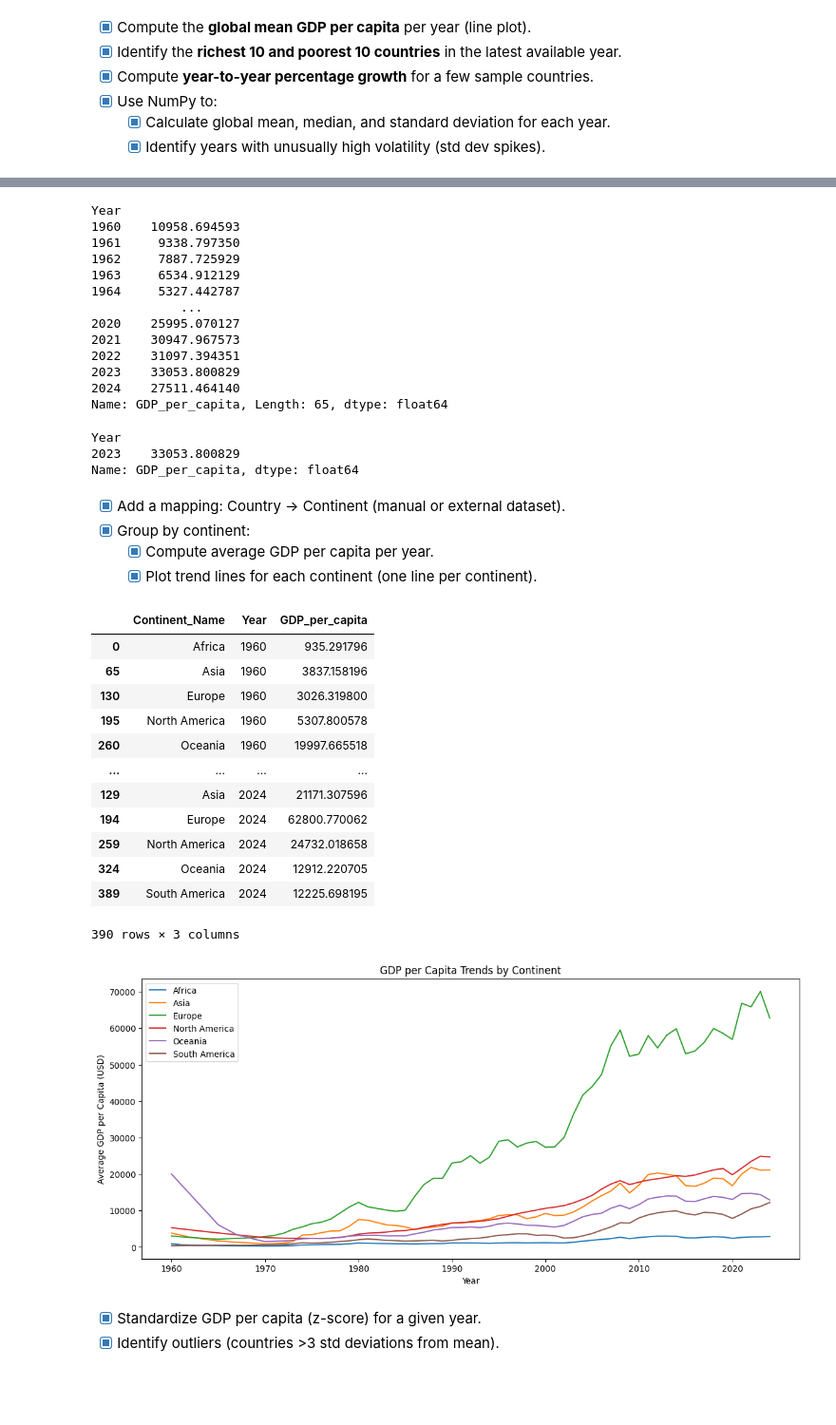
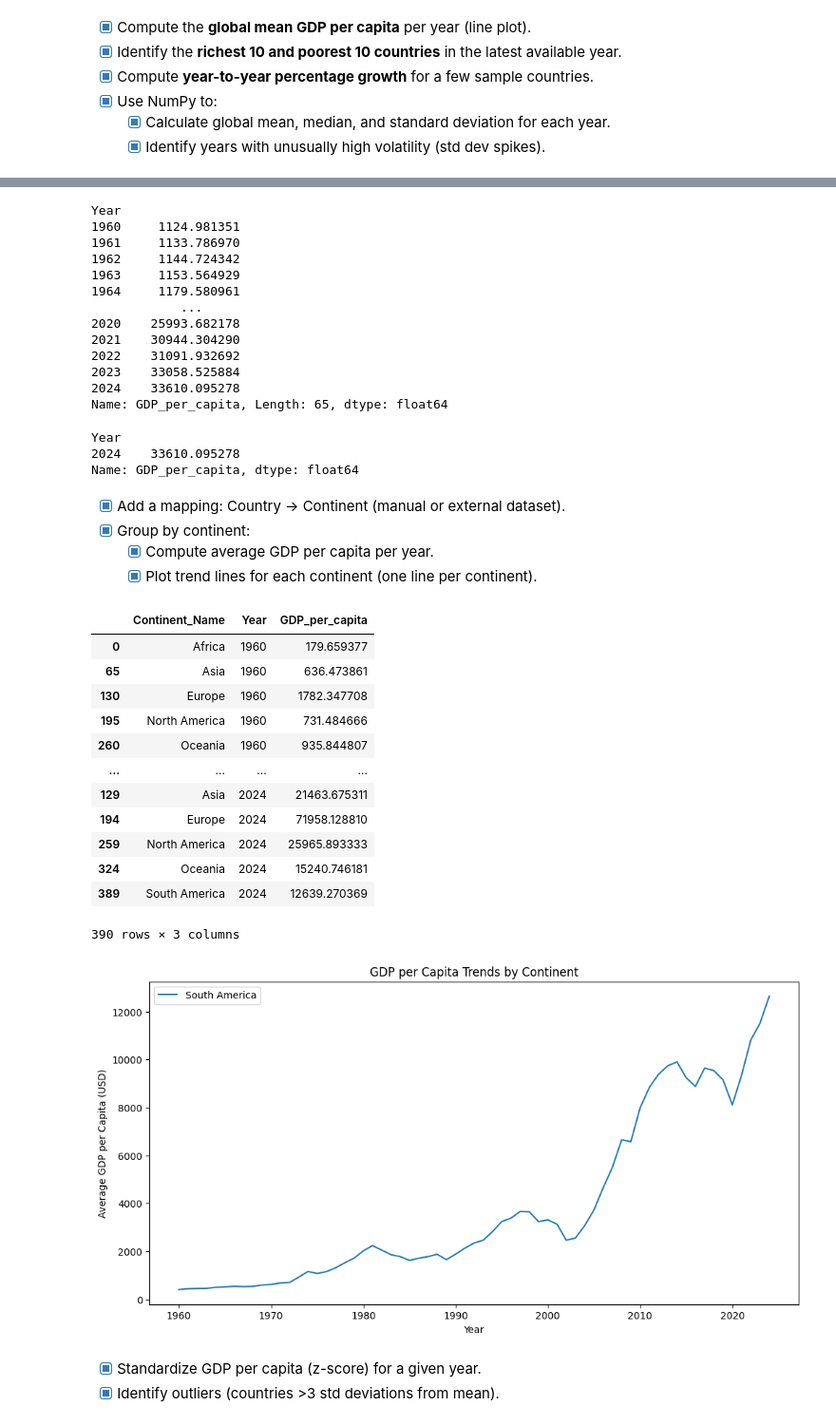
Before and after one commit to javamercy/GDP-analysis, a Jupyter notebook: sample.ipynb, the cells around one changed output, grey strips where cells are left out. Shown at 95% size. Drawn from its saved outputs; the diff is of its cells as text; code cells hidden in the pictures; blank space fills up the shorter version.

```diff
--- a/sample.ipynb
+++ b/sample.ipynb
@@ -38,3 +38,14 @@ data_long = data_long.reset_index(drop=True)
+# %%
+years = [c for c in data.columns if c.isdigit()]
+data_long = data.melt(
+    id_vars=["Country Name", "Country Code"],
+    value_vars=years,
+    var_name="Year",
+    value_name="GDP_per_capita"
+)
+data_long["Year"] = data_long["Year"].astype(np.int64)
+data_long.rename({"Country Name": "Country", "Country Code": "Country_Code"}, axis=1, inplace=True)
+data_long.reset_index(drop=True, inplace=True)
 # %%
 # Handle missing values:
 #   Drop countries with >30% missing data.
@@ -45,9 +56,10 @@ size = data_long.groupby("Country").size()
 missing_ratio = missing / size
 # %%
 countries_to_drop = missing_ratio[missing_ratio > 0.3].index
-data_long = data_long[~data_long["Country"].isin(countries_to_drop)]
+data_long = data_long[~data_long["Country"].isin(countries_to_drop)].copy()
 # %%
-data_long["GDP_per_capita"] = data_long["GDP_per_capita"].interpolate(method="linear")
+data_long["GDP_per_capita"] = data_long.sort_values(["Country", "Year"]).groupby("Country")["GDP_per_capita"].transform(
+    lambda x: x.interpolate(limit_direction="both"))
 # %% [markdown]
 - [X] Compute the **global mean GDP per capita** per year (line plot).
 - [X] Identify the **richest 10 and poorest 10 countries** in the latest available year.
@@ -130,24 +161,24 @@ gdp_std_per_year = data_long.groupby("Year")["GDP_per_capita"].std()
 gdp_std_per_year
 # %% [output]
 Year
-1960    10958.694593
-1961     9338.797350
-1962     7887.725929
-1963     6534.912129
-1964     5327.442787
+1960     1124.981351
+1961     1133.786970
+1962     1144.724342
+1963     1153.564929
+1964     1179.580961
             ...
-2020    25995.070127
-2021    30947.967573
-2022    31097.394351
-2023    33053.800829
-2024    27511.464140
+2020    25993.682178
+2021    30944.304290
+2022    31091.932692
+2023    33058.525884
+2024    33610.095278
 Name: GDP_per_capita, Length: 65, dtype: float64
 # %%
 volatility_threshold = gdp_std_per_year.mean() + 2 * gdp_std_per_year.std()
 gdp_std_per_year[gdp_std_per_year > volatility_threshold]
 # %% [output]
 Year
-2023    33053.800829
+2024    33610.095278
 Name: GDP_per_capita, dtype: float64
 # %% [markdown]
 - [X] Add a mapping: Country → Continent (manual or external dataset).
@@ -172,32 +203,32 @@ continent_trends = data_long.groupby(["Continent_Name", "Year"])["GDP_per_capita
 continent_trends
 # %% [output]
 |  | Continent_Name | Year | GDP_per_capita |
-| 0 | Africa | 1960 | 935.291796 |
-| 65 | Asia | 1960 | 3837.158196 |
-| 130 | Europe | 1960 | 3026.319800 |
-| 195 | North America | 1960 | 5307.800578 |
-| 260 | Oceania | 1960 | 19997.665518 |
+| 0 | Africa | 1960 | 179.659377 |
+| 65 | Asia | 1960 | 636.473861 |
+| 130 | Europe | 1960 | 1782.347708 |
+| 195 | North America | 1960 | 731.484666 |
+| 260 | Oceania | 1960 | 935.844807 |
 | ... | ... | ... | ... |
-| 129 | Asia | 2024 | 21171.307596 |
-| 194 | Europe | 2024 | 62800.770062 |
-| 259 | North America | 2024 | 24732.018658 |
-| 324 | Oceania | 2024 | 12912.220705 |
-| 389 | South America | 2024 | 12225.698195 |
+| 129 | Asia | 2024 | 21463.675311 |
+| 194 | Europe | 2024 | 71958.128810 |
+| 259 | North America | 2024 | 25965.893333 |
+| 324 | Oceania | 2024 | 15240.746181 |
+| 389 | South America | 2024 | 12639.270369 |
 390 rows × 3 columns
 # %%
-plt.figure(figsize=(14, 6))
+plt.figure(figsize=(12, 6))
 
 for continent in continent_trends["Continent_Name"].unique():
     subset = continent_trends[continent_trends["Continent_Name"] == continent]
-    plt.plot(subset["Year"], subset["GDP_per_capita"], label=continent)
+plt.plot(subset["Year"], subset["GDP_per_capita"], label=continent)
 
 plt.title("GDP per Capita Trends by Continent")
 plt.xlabel("Year")
 plt.ylabel("Average GDP per Capita (USD)")
 plt.legend()
 plt.show()
 # %% [output]
-[figure, old version]
+[figure, new version]
 # %% [markdown]
 - [X] Standardize GDP per capita (z-score) for a given year.
 - [X] Identify outliers (countries >3 std deviations from mean).
```
Also changed, not shown: parts of 10 cells of this notebook.
